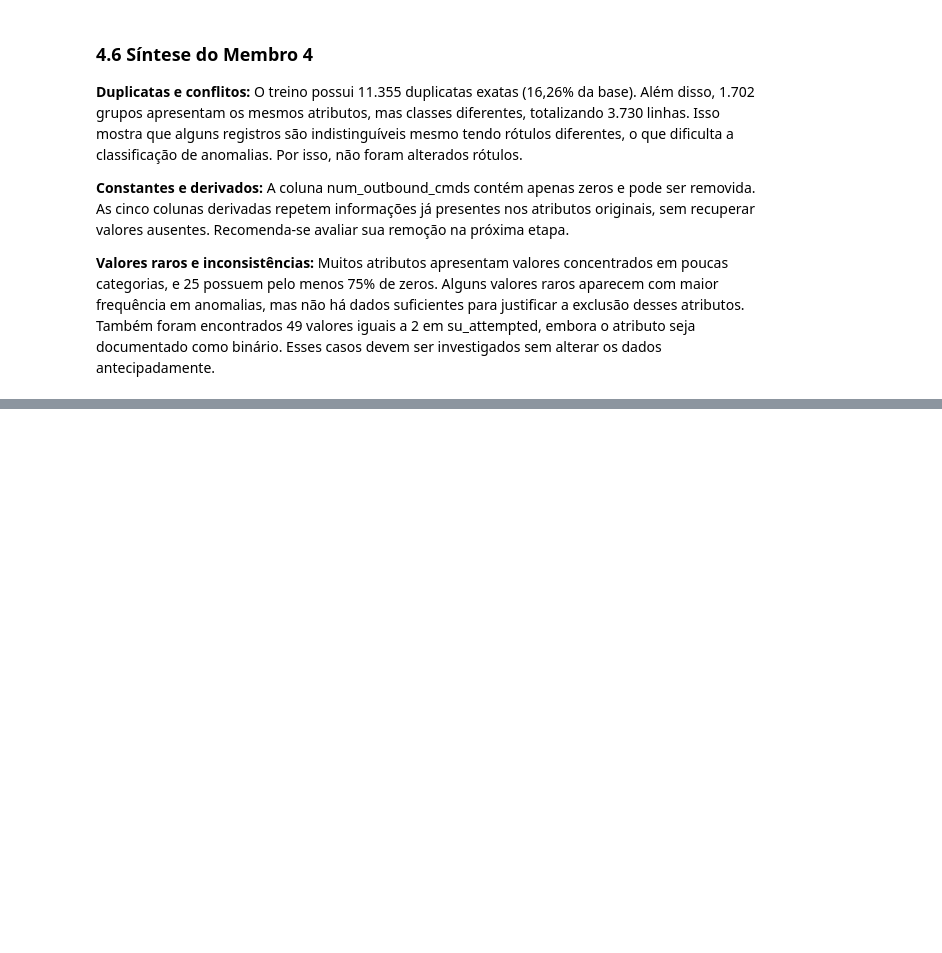
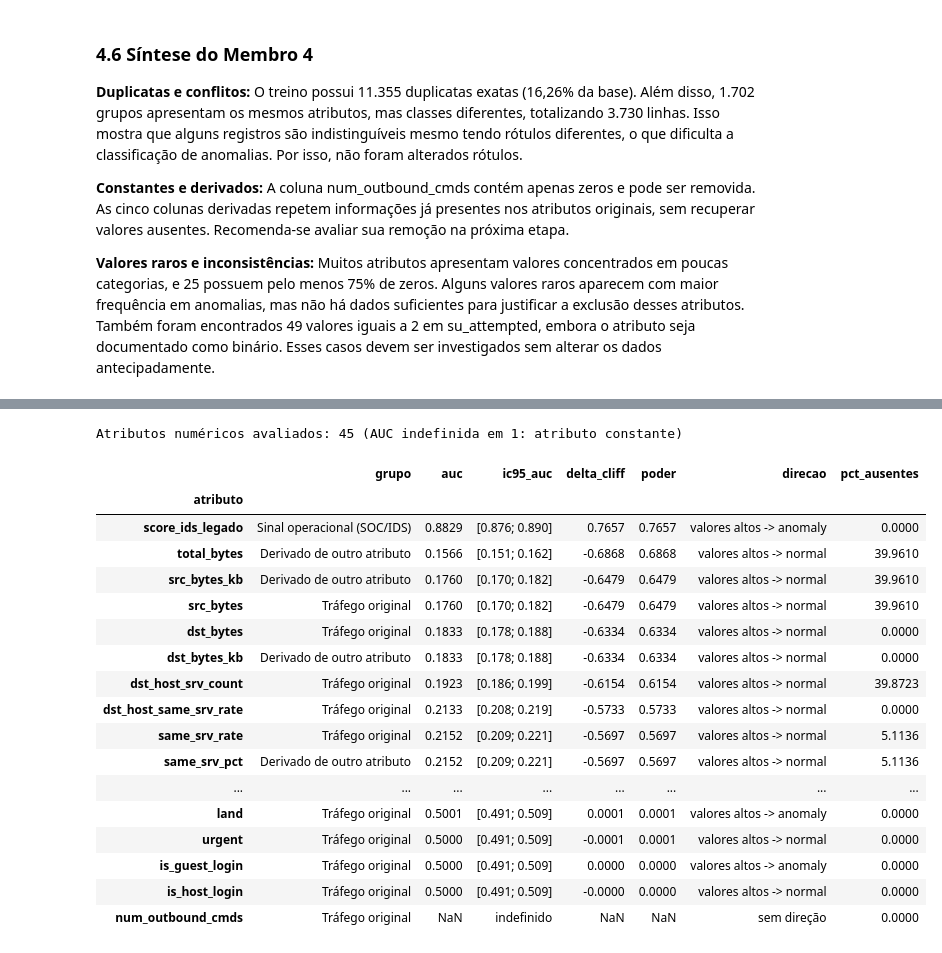
Before and after one commit to matheusmra/tp-ia, a Jupyter notebook: notebooks/01_analise_exploratoria.ipynb, the cells around one changed output, grey strips where cells are left out. Cells and saved outputs as stored; diff of their text form; code cells hidden in the pictures; blank space fills up the shorter version.

```diff
--- a/notebooks/01_analise_exploratoria.ipynb
+++ b/notebooks/01_analise_exploratoria.ipynb
@@ -1324,0 +1548,41 @@ Esta parte ainda não estava implementada no notebook antigo e permanece a cargo
+# %%
+# 5.2 AUC e delta de Cliff de cada atributo numérico, com a ausência explicitada ao lado.
+assoc_num_m5 = pd.DataFrame(
+    [{"atributo": c, **auc_por_postos(df_train[c], alvo_bin_m5)} for c in COLS_NUMERICAS]
+).set_index("atributo")
+assoc_num_m5["delta_cliff"] = 2 * assoc_num_m5["auc"] - 1
+assoc_num_m5["poder"] = assoc_num_m5["delta_cliff"].abs()
+assoc_num_m5["ic95_auc"] = [
+    "indefinido" if pd.isna(a) else f"[{a - 1.96 * e:.3f}; {a + 1.96 * e:.3f}]"
+    for a, e in zip(assoc_num_m5["auc"], assoc_num_m5["erro_padrao"])
+]
+assoc_num_m5["direcao"] = np.select(
+    [assoc_num_m5["auc"] > 0.5, assoc_num_m5["auc"] < 0.5],
+    ["valores altos -> anomaly", "valores altos -> normal"], default="sem direção")
+assoc_num_m5["pct_ausentes"] = df_train[COLS_NUMERICAS].isna().mean() * 100
+assoc_num_m5["grupo"] = GRUPO_M5.reindex(COLS_NUMERICAS)
+
+colunas_vista = ["grupo", "auc", "ic95_auc", "delta_cliff", "poder", "direcao", "pct_ausentes"]
+print(f"Atributos numéricos avaliados: {len(assoc_num_m5)} "
+      f"(AUC indefinida em {int(assoc_num_m5['auc'].isna().sum())}: atributo constante)")
+display(assoc_num_m5.sort_values("poder", ascending=False)[colunas_vista])
+# %% [output]
+Atributos numéricos avaliados: 45 (AUC indefinida em 1: atributo constante)
+|  | grupo | auc | ic95_auc | delta_cliff | poder | direcao | pct_ausentes |
+| atributo |  |  |  |  |  |  |  |
+| score_ids_legado | Sinal operacional (SOC/IDS) | 0.8829 | [0.876; 0.890] | 0.7657 | 0.7657 | valores altos -> anomaly | 0.0000 |
+| total_bytes | Derivado de outro atributo | 0.1566 | [0.151; 0.162] | -0.6868 | 0.6868 | valores altos -> normal | 39.9610 |
+| src_bytes_kb | Derivado de outro atributo | 0.1760 | [0.170; 0.182] | -0.6479 | 0.6479 | valores altos -> normal | 39.9610 |
+| src_bytes | Tráfego original | 0.1760 | [0.170; 0.182] | -0.6479 | 0.6479 | valores altos -> normal | 39.9610 |
+| dst_bytes | Tráfego original | 0.1833 | [0.178; 0.188] | -0.6334 | 0.6334 | valores altos -> normal | 0.0000 |
+| dst_bytes_kb | Derivado de outro atributo | 0.1833 | [0.178; 0.188] | -0.6334 | 0.6334 | valores altos -> normal | 0.0000 |
+| dst_host_srv_count | Tráfego original | 0.1923 | [0.186; 0.199] | -0.6154 | 0.6154 | valores altos -> normal | 39.8723 |
+| dst_host_same_srv_rate | Tráfego original | 0.2133 | [0.208; 0.219] | -0.5733 | 0.5733 | valores altos -> normal | 0.0000 |
+| same_srv_rate | Tráfego original | 0.2152 | [0.209; 0.221] | -0.5697 | 0.5697 | valores altos -> normal | 5.1136 |
+| same_srv_pct | Derivado de outro atributo | 0.2152 | [0.209; 0.221] | -0.5697 | 0.5697 | valores altos -> normal | 5.1136 |
+| ... | ... | ... | ... | ... | ... | ... | ... |
+| land | Tráfego original | 0.5001 | [0.491; 0.509] | 0.0001 | 0.0001 | valores altos -> anomaly | 0.0000 |
+| urgent | Tráfego original | 0.5000 | [0.491; 0.509] | -0.0001 | 0.0001 | valores altos -> normal | 0.0000 |
+| is_guest_login | Tráfego original | 0.5000 | [0.491; 0.509] | 0.0000 | 0.0000 | valores altos -> anomaly | 0.0000 |
+| is_host_login | Tráfego original | 0.5000 | [0.491; 0.509] | -0.0000 | 0.0000 | valores altos -> normal | 0.0000 |
+| num_outbound_cmds | Tráfego original | NaN | indefinido | NaN | NaN | sem direção | 0.0000 |
```
Also changed, not shown: parts of 46 cells of this notebook, 1 other file.
